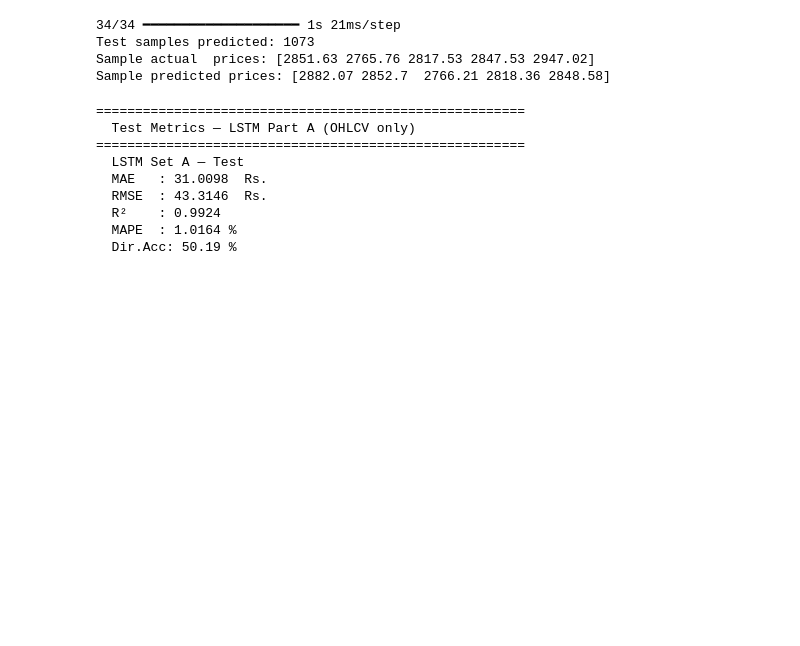
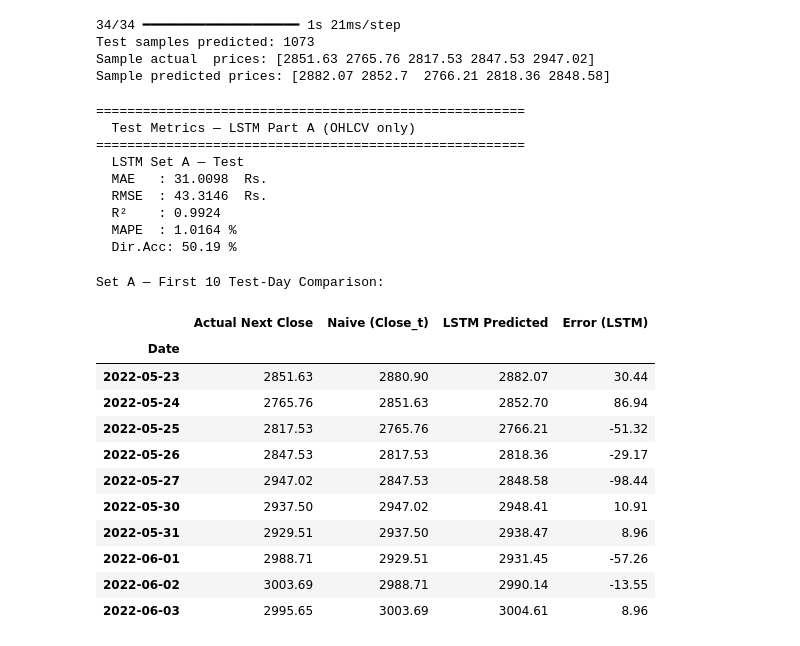
Before and after one commit to rishika790/AI-PORTFOLIO, a Jupyter notebook: DL_GRU_OHLCV_vs_Indicators.ipynb, the cells around one changed output. Saved outputs shown, nothing was run; the diff lists cells and outputs as text; code cells hidden in the pictures; blank space fills up the shorter version.

Commit message:
code: cell 33 — dates_A = df_A.index[n_tr:]

```diff
--- a/DL_GRU_OHLCV_vs_Indicators.ipynb
+++ b/DL_GRU_OHLCV_vs_Indicators.ipynb
@@ -430,3 +430,33 @@ met_A_test = get_metrics(y_actual_A, y_pred_A, label='LSTM Set A — Test')
   R²    : 0.9924
   MAPE  : 1.0164 %
   Dir.Acc: 50.19 %
+# %%
+dates_A = df_A.index[n_tr:]
+
+# Naive baseline: today's Close as tomorrow's price
+naive_pred_A = close_A_test
+
+comparison_A = pd.DataFrame({
+    'Date'              : dates_A,
+    'Actual Next Close' : y_actual_A.round(2),
+    'Naive (Close_t)'   : naive_pred_A.round(2),
+    'LSTM Predicted'    : y_pred_A.round(2),
+    'Error (LSTM)'      : (y_pred_A - y_actual_A).round(2),
+})
+comparison_A.set_index('Date', inplace=True)
+print('Set A — First 10 Test-Day Comparison:')
+display(comparison_A.head(10))
+# %% [output]
+Set A — First 10 Test-Day Comparison:
+|  | Actual Next Close | Naive (Close_t) | LSTM Predicted | Error (LSTM) |
+| Date |  |  |  |  |
+| 2022-05-23 | 2851.63 | 2880.90 | 2882.07 | 30.44 |
+| 2022-05-24 | 2765.76 | 2851.63 | 2852.70 | 86.94 |
+| 2022-05-25 | 2817.53 | 2765.76 | 2766.21 | -51.32 |
+| 2022-05-26 | 2847.53 | 2817.53 | 2818.36 | -29.17 |
+| 2022-05-27 | 2947.02 | 2847.53 | 2848.58 | -98.44 |
+| 2022-05-30 | 2937.50 | 2947.02 | 2948.41 | 10.91 |
+| 2022-05-31 | 2929.51 | 2937.50 | 2938.47 | 8.96 |
+| 2022-06-01 | 2988.71 | 2929.51 | 2931.45 | -57.26 |
+| 2022-06-02 | 3003.69 | 2988.71 | 2990.14 | -13.55 |
+| 2022-06-03 | 2995.65 | 3003.69 | 3004.61 | 8.96 |
```
